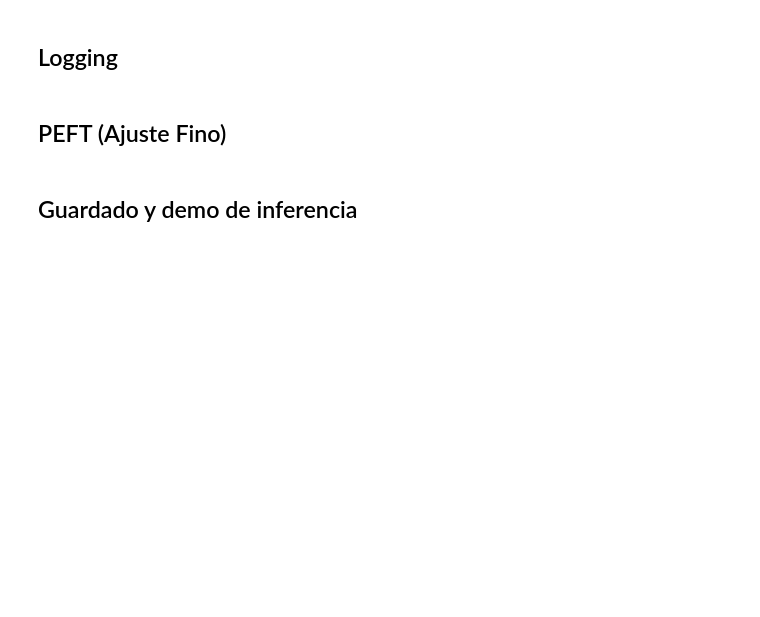
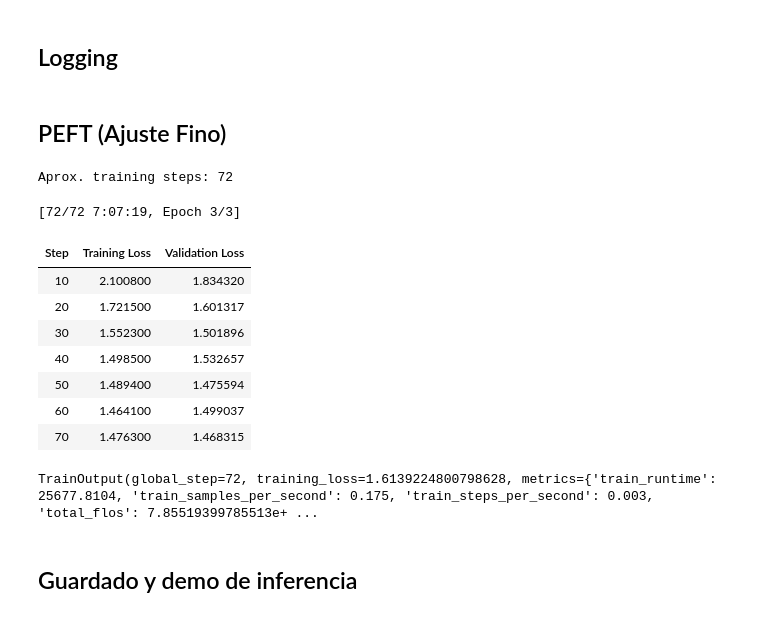
Before and after one commit to julianricom1/Generacion-de-resumenes-medicos, a Jupyter notebook: generacion/ollama/PEFT_LoRa_prompt.ipynb, the cells around one changed output. Cells and saved outputs as stored; diff of their text form; code cells hidden in the pictures; blank space fills up the shorter version.

Commit message:
entrenamiento dos modelos Llama

```diff
--- a/generacion/ollama/PEFT_LoRa_prompt.ipynb
+++ b/generacion/ollama/PEFT_LoRa_prompt.ipynb
@@ -7,7 +7,6 @@ import pandas as pd
 import matplotlib.pyplot as plt
 import torch
 
-import sys; from pathlib import Path
 sys.path.append(str(Path.cwd().parents[1]))
 import KEYS
 
@@ -31,17 +30,18 @@ CUT_OFF_LEN     = int(os.getenv("CUT_OFF_LEN", "1024"))    # longitud máxima de
 MAX_NEW_TOKENS  = int(os.getenv("MAX_NEW_TOKENS", "512"))  # límite de tokens que puede generar el modelo
 TEMPERATURE     = float(os.getenv("TEMPERATURE", "0.2"))   # controla la aleatoriedad (más bajo = más determinista)
 TOP_P           = float(os.getenv("TOP_P", "0.95"))        # limita la generación a los tokens más probables (≈TOP_P % de probabilidad acumulada)
-N_TRAIN         = int(os.getenv("N_TRAIN", "20"))        # número de muestras de entrenamiento (subconjunto)
-EVAL_STEPS      = int(os.getenv("EVAL_STEPS", "10"))       # cada cuántos pasos se evalúa el modelo
-LOG_STEPS       = int(os.getenv("LOG_STEPS", "10"))        # cada cuántos pasos se registran métricas (logs)
+N_TRAIN         = int(os.getenv("N_TRAIN", "1200"))        # número de muestras de entrenamiento (subconjunto)
+EVAL_STEPS      = int(os.getenv("EVAL_STEPS", "15"))       # cada cuántos pasos se evalúa el modelo
+LOG_STEPS       = int(os.getenv("LOG_STEPS", "15"))        # cada cuántos pasos se registran métricas (logs)
 SAVE_STEPS      = int(os.getenv("SAVE_STEPS", "50"))       # cada cuántos pasos se guarda un checkpoint
 NUM_EPOCHS      = int(os.getenv("NUM_EPOCHS", "3"))        # número total de épocas de entrenamiento
 BATCH_TRAIN     = int(os.getenv("BATCH_TRAIN", "4"))       # tamaño de lote (batch) para entrenamiento
 BATCH_EVAL      = int(os.getenv("BATCH_EVAL", "4"))        # tamaño de lote (batch) para validación
-GRAD_ACC_STEPS  = int(os.getenv("GRAD_ACC_STEPS", "16"))   # pasos para acumular gradientes (simula batch grande)
+GRAD_ACC_STEPS  = int(os.getenv("GRAD_ACC_STEPS", "16"))   # pasos para acumular gradientes
 LR              = float(os.getenv("LR", "1e-4"))           # tasa de aprendizaje
 WARMUP_RATIO    = float(os.getenv("WARMUP_RATIO", "0.05")) # fracción inicial del entrenamiento usada para warmup
-SEED            = int(os.getenv("SEED", "99"))             # semilla aleatoria para reproducibilidad
+SEED            = int(os.getenv("SEED", "99"))             # semilla aleatoria
+EVAL_SUBSET_SIZE = int(os.getenv("EVAL_SUBSET_SIZE", "20"))# Tamaño del subconjunto de validación (<=0 = desactivar y usar todo)
 
 # LoRA
 LORA_R          = int(os.getenv("LORA_R", "16"))           # rango de la descomposición de matrices
@@ -55,18 +55,19 @@ SW_OVERLAP_TOKS   = int(os.getenv("SW_OVERLAP_TOKS", "128"))      # solapamiento
 SW_FUSION_MODE    = os.getenv("SW_FUSION_MODE", "concat")         # por ahora: 'concat'
 
 # In Context Learning (One-shot/Few-shot)
-USE_FEWSHOT    = os.getenv("USE_FEWSHOT", "0") == "1"      # Flag para indicar si se usa ICL o no
+USE_FEWSHOT    = os.getenv("USE_FEWSHOT", "0") == "1"      # Flag para indicar si se usa ICL o no (SOLO EN INFERENCIA - NUNCA EN ENTRENAMIENTO)
 FEWSHOT_K      = int(os.getenv("FEWSHOT_K", "2"))          # Cantidad de ejemplos a utilizar
-FEWSHOT_SEED   = int(os.getenv("FEWSHOT_SEED", str(SEED))) # semilla aleatoria para reproducibilidad
-if USE_FEWSHOT:                                            # 'zero-shot' | 'one-shot' | 'few-shot-2'
-    ICL_MODE = f"few-shot:{max(1, FEWSHOT_K)}"
+FEWSHOT_SEED   = int(os.getenv("FEWSHOT_SEED", str(SEED))) # semilla aleatoria
+ICL_MODE = "zero-shot"
+if USE_FEWSHOT:
+    ICL_MODE = "one-shot" if FEWSHOT_K == 1 else f"few-shot:{FEWSHOT_K}"
 
 # Métricas
 LOSS_WEIGHTS    = [0.2, 0.25, 0.4, 0.0, 0.1]               # Peso ponderado de las métricas en el entrenamiento
 
 # Salidas
 SAFE_MODEL_NAME = MODEL_ID.replace("/", "__")
-OUTPUT_DIR   = os.getenv("OUTPUT_DIR", f"outputs/{SAFE_MODEL_NAME}-focus-FKGD9")
+OUTPUT_DIR   = os.getenv("OUTPUT_DIR", f"outputs/{SAFE_MODEL_NAME}-FKGD13_Sliding_Window") # <----Cambiar para cada entrenamiento diferente que se quiera almacenar
 METRICS_CSV  = f"{OUTPUT_DIR}/train_val_metrics.csv"
 PLOT_PATH    = f"{OUTPUT_DIR}/loss_curves.png"
 FINAL_DIR    = f"{OUTPUT_DIR}/final"
@@ -199,4 +212,18 @@ Train: 20 pares
 Val:   218 pares
+# %%
+# Subset de Evaluación
+
+class SubsetEvalTrainer(Trainer):
+    def get_eval_dataloader(self, eval_dataset=None):
+        ds = eval_dataset if eval_dataset is not None else self.eval_dataset
+        if EVAL_SUBSET_SIZE and EVAL_SUBSET_SIZE > 0 and len(ds) > EVAL_SUBSET_SIZE:
+            step = getattr(self.state, "global_step", 0) or 0
+            base_seed = self.args.seed if self.args.seed is not None else 42
+            seed = int(base_seed + step)
+            rng = np.random.default_rng(seed)
+            idx = rng.choice(len(ds), size=EVAL_SUBSET_SIZE, replace=False).tolist()
+            ds = ds.select(idx)
+        return super().get_eval_dataloader(ds)
 # %% [markdown]
 ## Definir Tokenización
 # %%
@@ -494,7 +491,7 @@ class TrainValCSVLogger(TrainerCallback):
             csv.writer(f).writerow([step, tl, el, lr, time.time(), None])
 
     def on_evaluate(self, args, state, control, **kwargs):
-        comp = eval_composite_loss(kwargs["model"], tokenizer, val_df)
+        comp = eval_composite_loss(kwargs["model"], tokenizer, val_df, sample_size=EVAL_SUBSET_SIZE)
         with open(self.csv_path, "a", newline="") as f:
             csv.writer(f).writerow([state.global_step, None, kwargs["metrics"].get("eval_loss"), None, time.time(), comp])
 
@@ -518,34 +515,46 @@ args = TrainingArguments(
     logging_steps=LOG_STEPS,
     eval_strategy="steps",
     eval_steps=EVAL_STEPS,
     save_strategy="steps",
     save_steps=SAVE_STEPS,
     save_total_limit=2,
     load_best_model_at_end=True,
     metric_for_best_model="eval_loss",
     greater_is_better=False,
     optim="adamw_torch",
     report_to="none",
     disable_tqdm=False,
     seed=SEED
 )
 
-trainer = Trainer(
+trainer = SubsetEvalTrainer(
     model=model,
     args=args,
     train_dataset=hf_train,
     eval_dataset=hf_val,
     data_collator=data_collator,
 )
 
 trainer.add_callback(csv_logger)
 trainer.add_callback(early_stop)
 
 approx_steps = math.ceil(len(hf_train) / max(1, BATCH_TRAIN) / max(1, GRAD_ACC_STEPS)) * NUM_EPOCHS
 print("Aprox. training steps:", approx_steps)
 
 torch.cuda.empty_cache()
 trainer.train()
+# %% [output]
+Aprox. training steps: 72
+[72/72 7:07:19, Epoch 3/3]
+| Step | Training Loss | Validation Loss |
+| 10 | 2.100800 | 1.834320 |
+| 20 | 1.721500 | 1.601317 |
+| 30 | 1.552300 | 1.501896 |
+| 40 | 1.498500 | 1.532657 |
+| 50 | 1.489400 | 1.475594 |
+| 60 | 1.464100 | 1.499037 |
+| 70 | 1.476300 | 1.468315 |
+TrainOutput(global_step=72, training_loss=1.6139224800798628, metrics={'train_runtime': 25677.8104, 'train_samples_per_second': 0.175, 'train_steps_per_second': 0.003, 'total_flos': 7.85519399785513e+ ...
 # %% [markdown]
 ## Guardado y demo de inferencia
 # %%
```
Also changed, not shown: parts of 11 cells of this notebook, 55 other files.
